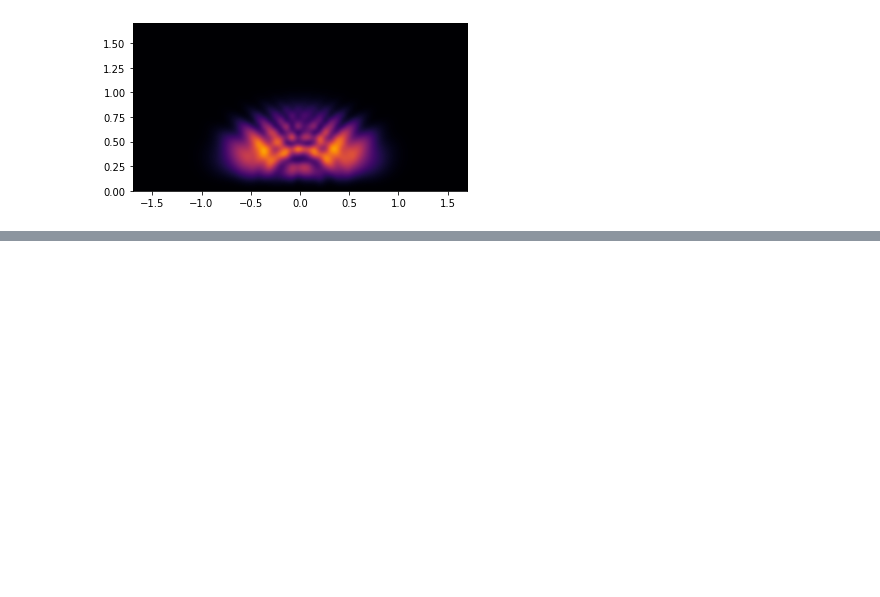
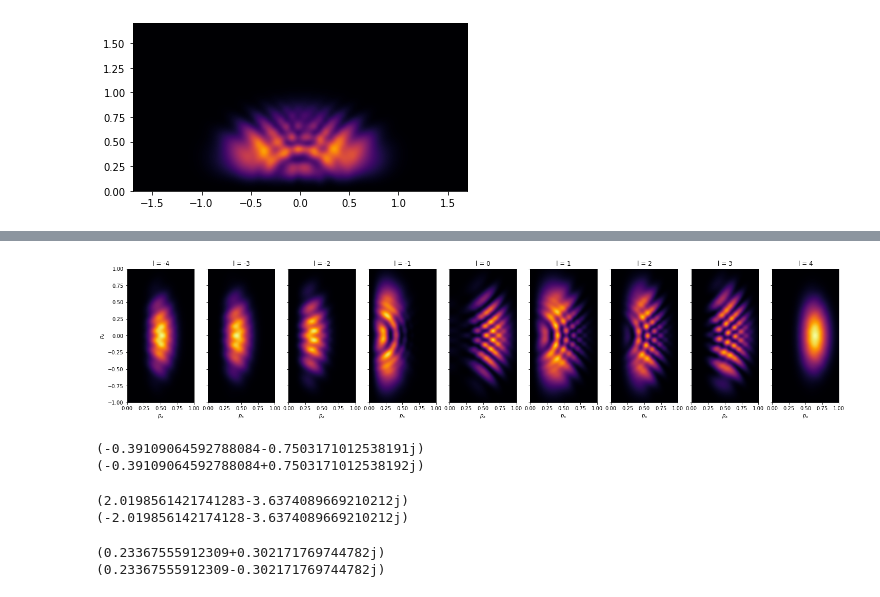
Before and after one commit to EmilHansen1/SFA_OAM_Linear, a Jupyter notebook: test_plots.py.ipynb, the cells around one changed output, grey strips where cells are left out. Drawn from its saved outputs; the diff is of its cells as text; code cells hidden in the pictures; blank space fills up the shorter version.

```diff
--- a/test_plots.py.ipynb
+++ b/test_plots.py.ipynb
@@ -290,0 +268,16 @@ Hej
+# %%
+max_OAM = 4
+OAM_list = np.arange(-max_OAM, max_OAM+1)
+
+OAM_grids = []
+
+N = 30
+pzList = np.linspace(-1., 1., 2*N)
+pxList = np.linspace(0, 1., N)
+pzGrid, pxGrid = np.meshgrid(pzList, pxList)
+py = 0.
+
+for OAM in OAM_list:
+    print(f'Calculating for OAM : {OAM}')
+    SP.OAM = int(OAM)
+    OAM_grids.append(np.array(pool.starmap(SP.Mxz_List, zip(pxGrid, repeat(py), pzGrid, repeat(clm_array)))))
@@ -290,0 +294,35 @@ Hej
+# %%
+OAM2_grids = np.abs(OAM_grids)**2
+Ml_max = np.max(OAM2_grids)
+
+fig, axs = plt.subplots(1, len(OAM_list), sharey=True, figsize=(20,10), facecolor='white')
+plt.tight_layout()
+for i, Ml_grid in enumerate(OAM2_grids):
+    axs[i].imshow(np.flip(Ml_grid.T,0) / Ml_max, cmap='inferno', aspect=1, interpolation = 'bicubic', #norm=LogNorm(vmin=Ml_max*1e-6, vmax=Ml_max),
+                  extent = (np.amin(pxList), np.amax(pxList), np.amin(pzList), np.amax(pzList)))
+    axs[i].set_title(f'l = {OAM_list[i]}')
+    axs[i].set_xlabel('$p_x$')
+
+axs[0].set_ylabel('$p_z$')
+
+plt.savefig('Test.pdf')
+# %% [output]
+[figure, added]
+# %%
+print(clm_array[0,3,2])
+print(clm_array[1,3,2])
+# %% [output]
+(-0.39109064592788084-0.7503171012538191j)
+(-0.39109064592788084+0.7503171012538192j)
+# %%
+print(clm_array[0,3,1])
+print(clm_array[1,3,1])
+# %% [output]
+(2.0198561421741283-3.6374089669210212j)
+(-2.019856142174128-3.6374089669210212j)
+# %%
+print(clm_array[0,4,2])
+print(clm_array[1,4,2])
+# %% [output]
+(0.23367555912309+0.302171769744782j)
+(0.23367555912309-0.302171769744782j)
```
Also changed, not shown: parts of 4 cells of this notebook, 1 other file.
